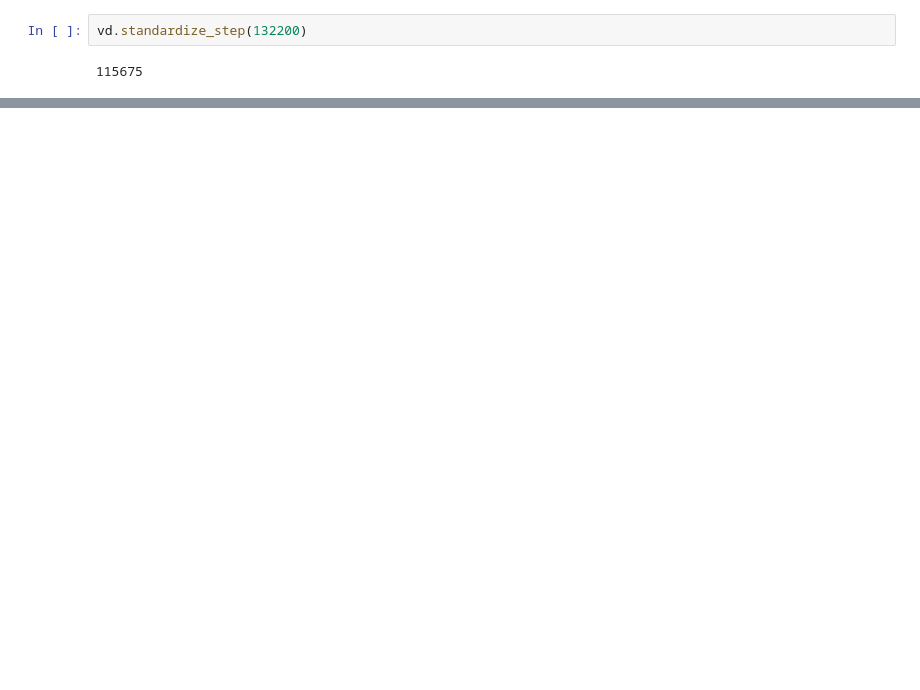
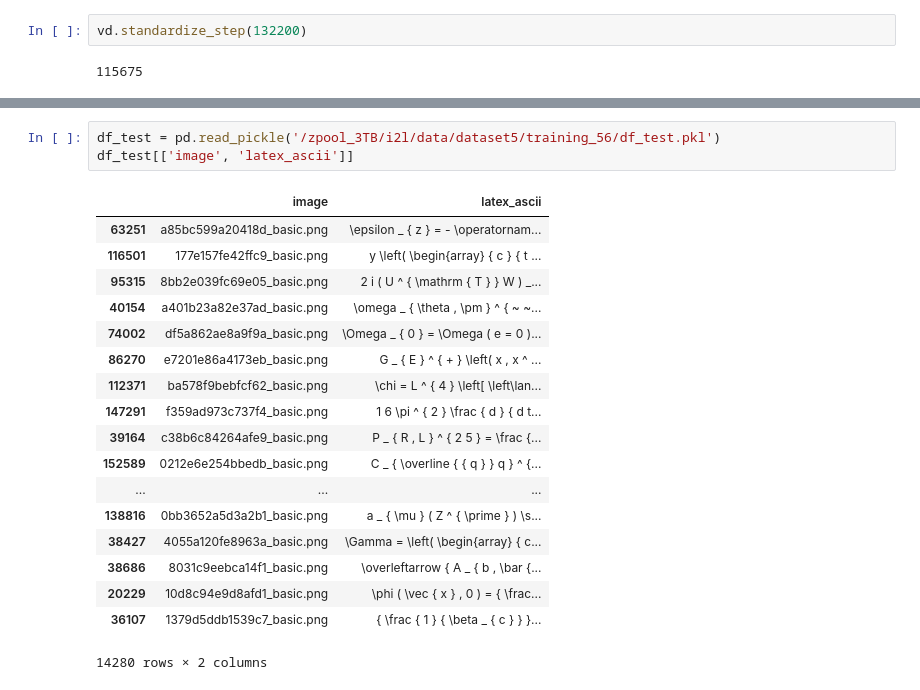
Before and after one commit to untrix/im2latex, a Jupyter notebook: src/visualize.ipynb, the cells around one changed output, grey strips where cells are left out. Cells and saved outputs as stored; diff of their text form; blank space fills up the shorter version.

```diff
--- a/src/visualize.ipynb
+++ b/src/visualize.ipynb
@@ -67,0 +105,22 @@ NameError: name 'df_strs' is not defined
+# %%
+df_test = pd.read_pickle('/zpool_3TB/i2l/data/dataset5/training_56/df_test.pkl')
+df_test[['image', 'latex_ascii']]
+# %% [output]
+|  | image | latex_ascii |
+| 63251 | a85bc599a20418d_basic.png | \epsilon _ { z } = - \operatornam... |
+| 116501 | 177e157fe42ffc9_basic.png | y \left( \begin{array} { c } { t ... |
+| 95315 | 8bb2e039fc69e05_basic.png | 2 i ( U ^ { \mathrm { T } } W ) _... |
+| 40154 | a401b23a82e37ad_basic.png | \omega _ { \theta , \pm } ^ { ~ ~... |
+| 74002 | df5a862ae8a9f9a_basic.png | \Omega _ { 0 } = \Omega ( e = 0 )... |
+| 86270 | e7201e86a4173eb_basic.png | G _ { E } ^ { + } \left( x , x ^ ... |
+| 112371 | ba578f9bebfcf62_basic.png | \chi = L ^ { 4 } \left[ \left\lan... |
+| 147291 | f359ad973c737f4_basic.png | 1 6 \pi ^ { 2 } \frac { d } { d t... |
+| 39164 | c38b6c84264afe9_basic.png | P _ { R , L } ^ { 2 5 } = \frac {... |
+| 152589 | 0212e6e254bbedb_basic.png | C _ { \overline { { q } } q } ^ {... |
+| ... | ... | ... |
+| 138816 | 0bb3652a5d3a2b1_basic.png | a _ { \mu } ( Z ^ { \prime } ) \s... |
+| 38427 | 4055a120fe8963a_basic.png | \Gamma = \left( \begin{array} { c... |
+| 38686 | 8031c9eebca14f1_basic.png | \overleftarrow { A _ { b , \bar {... |
+| 20229 | 10d8c94e9d8afd1_basic.png | \phi ( \vec { x } , 0 ) = { \frac... |
+| 36107 | 1379d5ddb1539c7_basic.png | { \frac { 1 } { \beta _ { c } } }... |
+14280 rows × 2 columns
```
Also changed, not shown: parts of 18 cells of this notebook, 4 other files.
